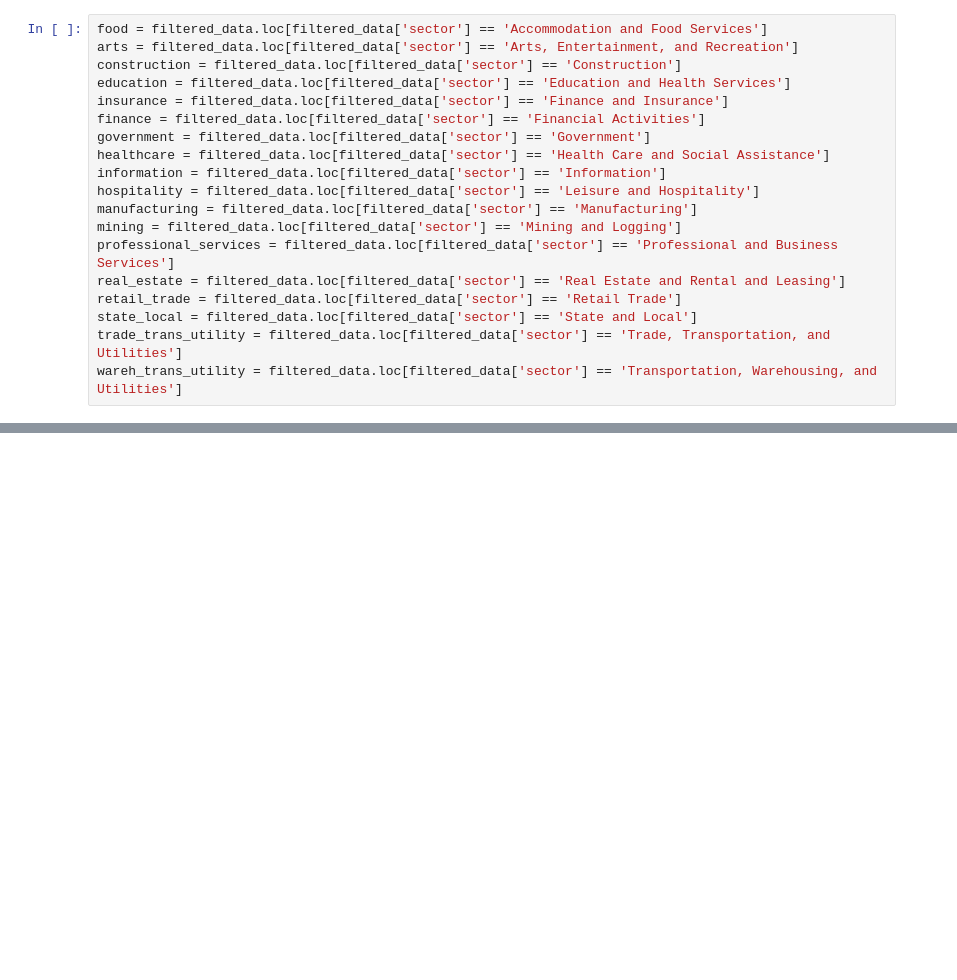
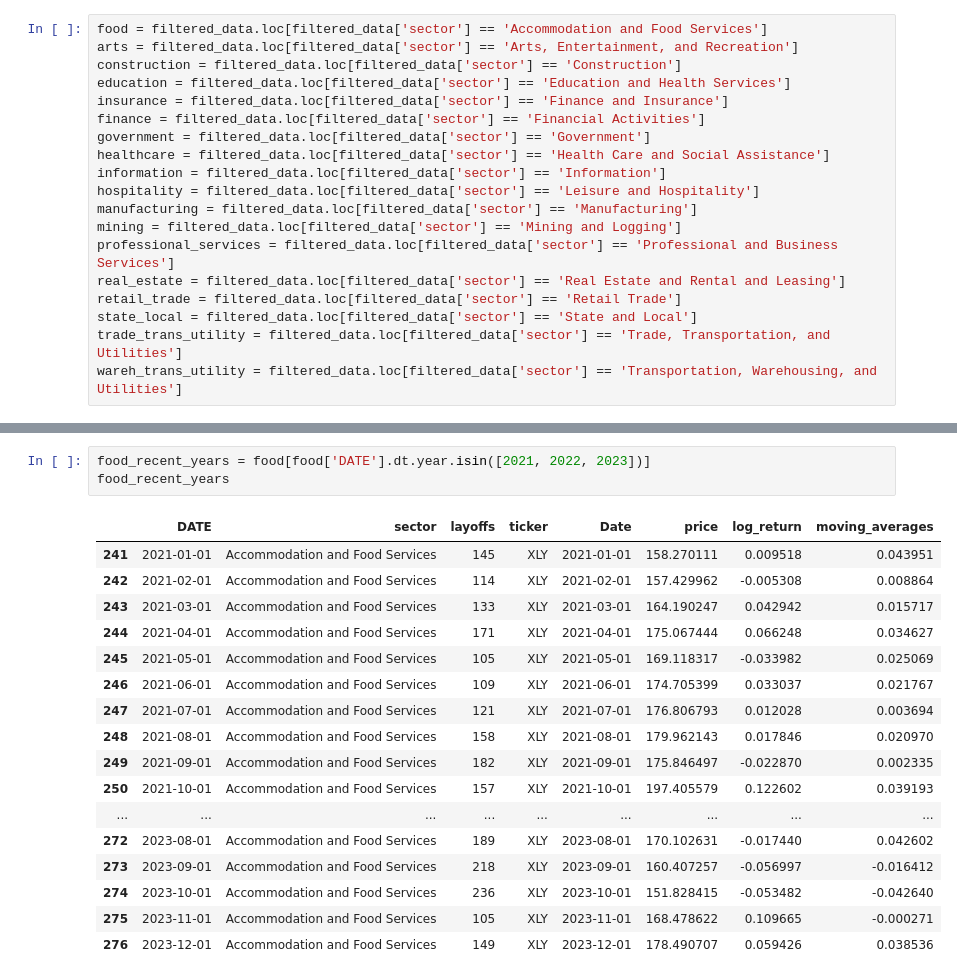
Before and after one commit to nogibjj/ML-Assignment5, a Jupyter notebook: UDS_causal.ipynb, the cells around one changed output, grey strips where cells are left out. Cells and saved outputs as stored; diff of their text form; blank space fills up the shorter version.

```diff
--- a/UDS_causal.ipynb
+++ b/UDS_causal.ipynb
@@ -91,0 +119,21 @@ wareh_trans_utility = filtered_data.loc[filtered_data['sector'] == 'Transportati
+# %%
+food_recent_years = food[food['DATE'].dt.year.isin([2021, 2022, 2023])]
+food_recent_years
+# %% [output]
+|  | DATE | sector | layoffs | ticker | Date | price | log_return | moving_averages |
+| 241 | 2021-01-01 | Accommodation and Food Services | 145 | XLY | 2021-01-01 | 158.270111 | 0.009518 | 0.043951 |
+| 242 | 2021-02-01 | Accommodation and Food Services | 114 | XLY | 2021-02-01 | 157.429962 | -0.005308 | 0.008864 |
+| 243 | 2021-03-01 | Accommodation and Food Services | 133 | XLY | 2021-03-01 | 164.190247 | 0.042942 | 0.015717 |
+| 244 | 2021-04-01 | Accommodation and Food Services | 171 | XLY | 2021-04-01 | 175.067444 | 0.066248 | 0.034627 |
+| 245 | 2021-05-01 | Accommodation and Food Services | 105 | XLY | 2021-05-01 | 169.118317 | -0.033982 | 0.025069 |
+| 246 | 2021-06-01 | Accommodation and Food Services | 109 | XLY | 2021-06-01 | 174.705399 | 0.033037 | 0.021767 |
+| 247 | 2021-07-01 | Accommodation and Food Services | 121 | XLY | 2021-07-01 | 176.806793 | 0.012028 | 0.003694 |
+| 248 | 2021-08-01 | Accommodation and Food Services | 158 | XLY | 2021-08-01 | 179.962143 | 0.017846 | 0.020970 |
+| 249 | 2021-09-01 | Accommodation and Food Services | 182 | XLY | 2021-09-01 | 175.846497 | -0.022870 | 0.002335 |
+| 250 | 2021-10-01 | Accommodation and Food Services | 157 | XLY | 2021-10-01 | 197.405579 | 0.122602 | 0.039193 |
+| ... | ... | ... | ... | ... | ... | ... | ... | ... |
+| 272 | 2023-08-01 | Accommodation and Food Services | 189 | XLY | 2023-08-01 | 170.102631 | -0.017440 | 0.042602 |
+| 273 | 2023-09-01 | Accommodation and Food Services | 218 | XLY | 2023-09-01 | 160.407257 | -0.056997 | -0.016412 |
+| 274 | 2023-10-01 | Accommodation and Food Services | 236 | XLY | 2023-10-01 | 151.828415 | -0.053482 | -0.042640 |
+| 275 | 2023-11-01 | Accommodation and Food Services | 105 | XLY | 2023-11-01 | 168.478622 | 0.109665 | -0.000271 |
+| 276 | 2023-12-01 | Accommodation and Food Services | 149 | XLY | 2023-12-01 | 178.490707 | 0.059426 | 0.038536 |
```
Also changed, not shown: parts of 4 cells of this notebook.
